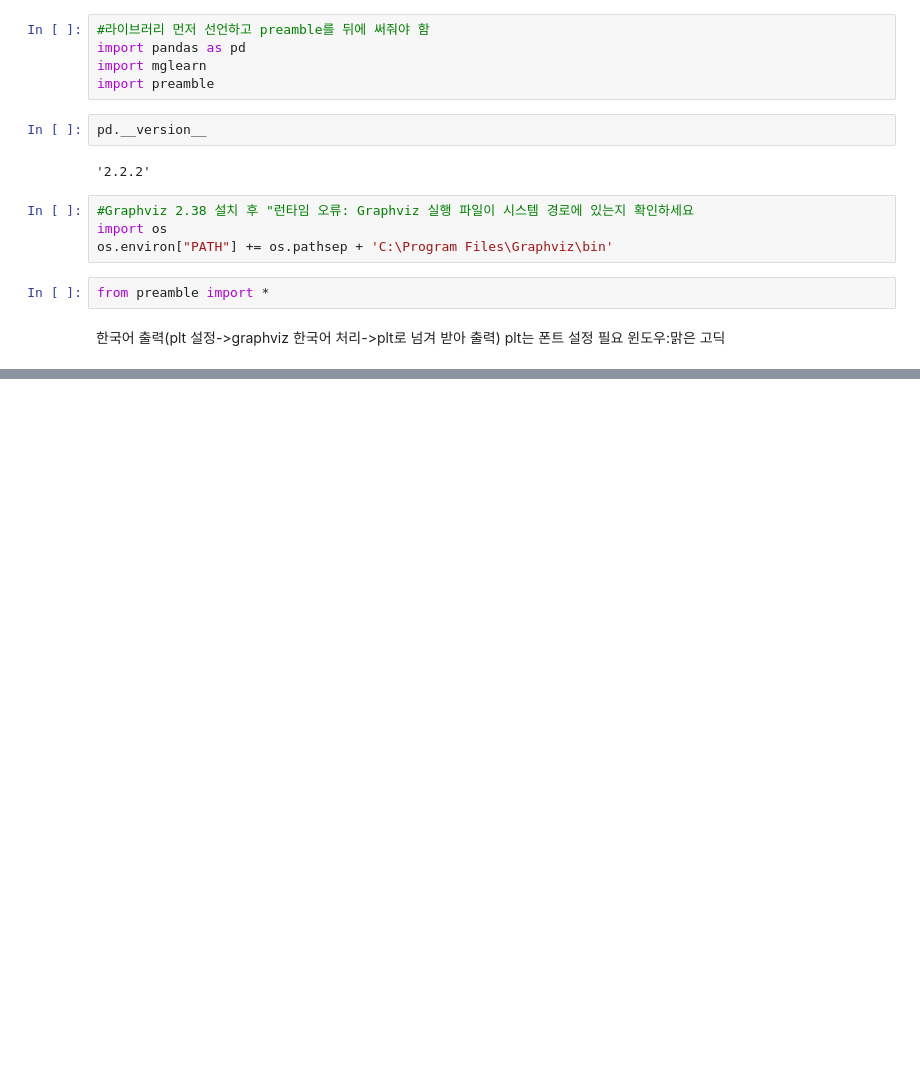
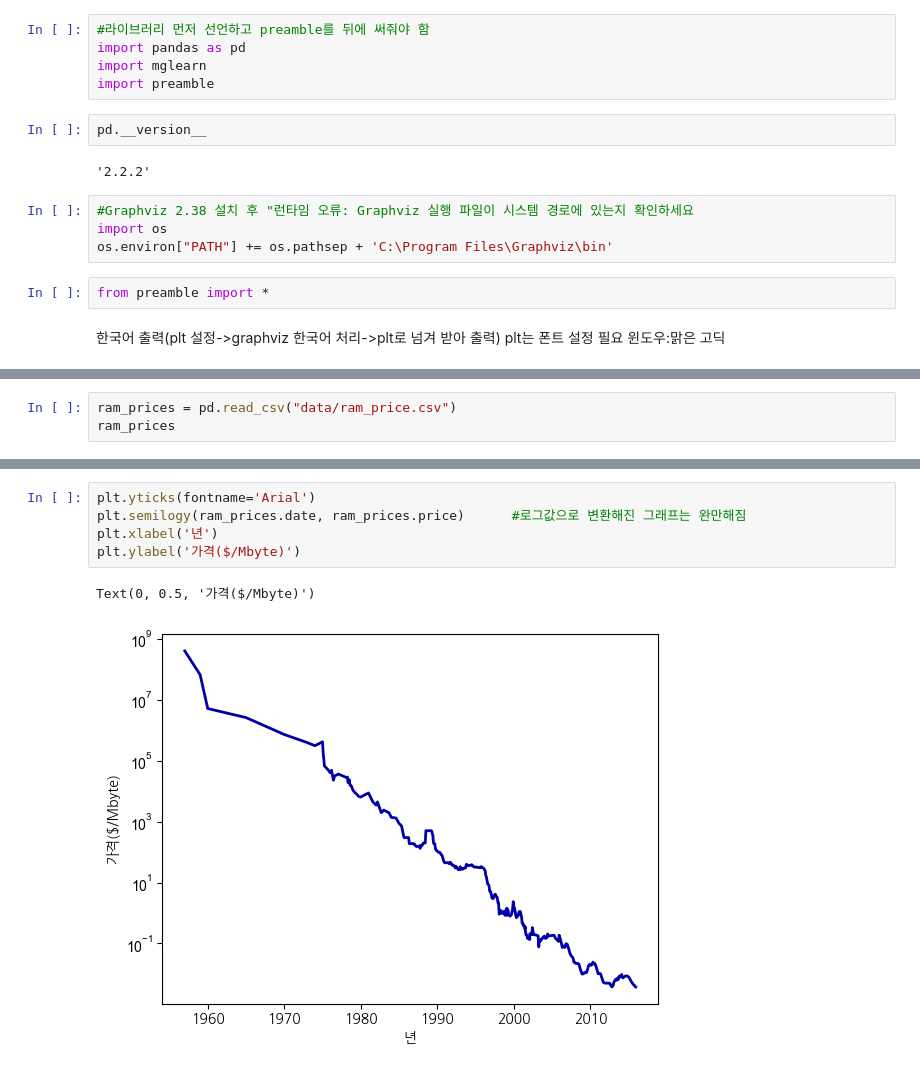
Before and after one commit to jgtaeeun/k_7MachineLearning, a Jupyter notebook: 03_decisiontree.ipynb, the cells around one changed output, grey strips where cells are left out. Drawn from its saved outputs; the diff is of its cells as text; blank space fills up the shorter version.

```diff
--- a/03_decisiontree.ipynb
+++ b/03_decisiontree.ipynb
@@ -44,0 +162,3 @@ Text(0.5, 1.0, '결정트리')
+# %%
+ram_prices = pd.read_csv("data/ram_price.csv")
+ram_prices
@@ -44,0 +179,8 @@ Text(0.5, 1.0, '결정트리')
+# %%
+plt.yticks(fontname='Arial')
+plt.semilogy(ram_prices.date, ram_prices.price)      #로그값으로 변환해진 그래프는 완만해짐
+plt.xlabel('년')
+plt.ylabel('가격($/Mbyte)')
+# %% [output]
+Text(0, 0.5, '가격($/Mbyte)')
+[figure, added]
```
Also changed, not shown: parts of 26 cells of this notebook, 5 other files.
